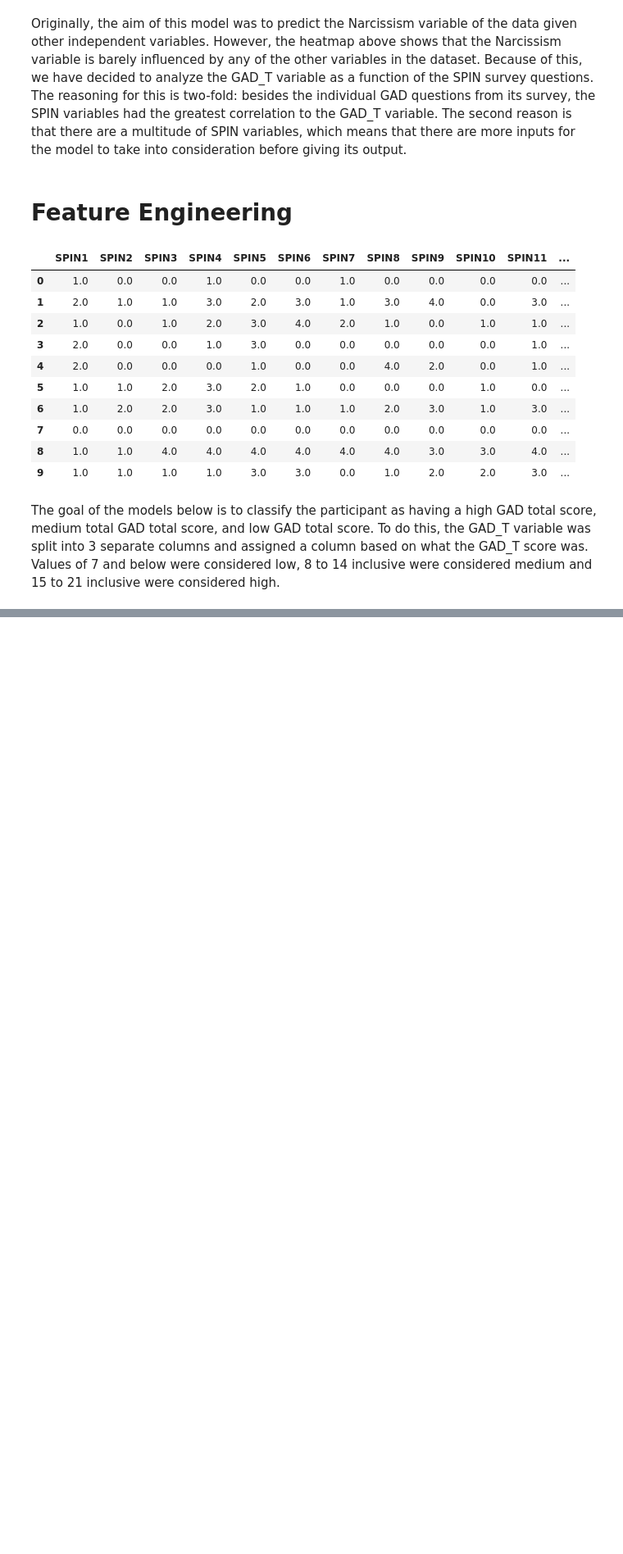
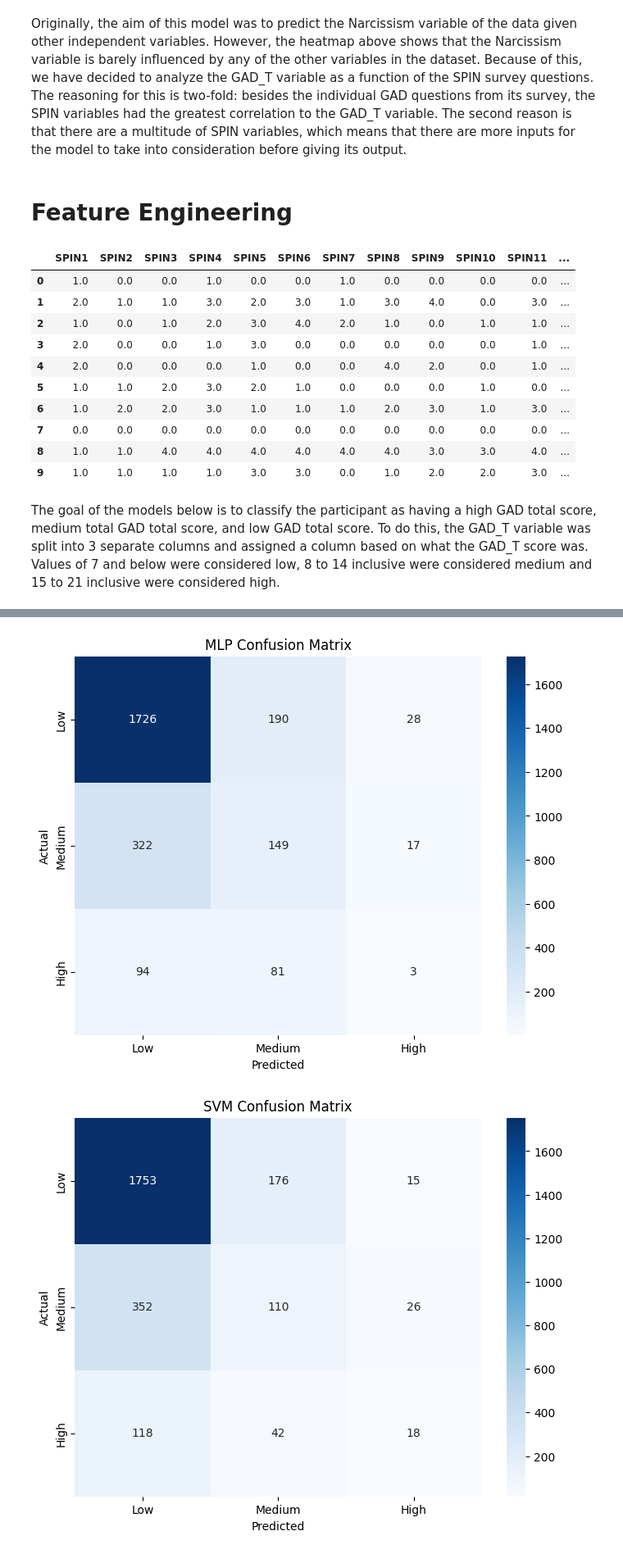
Before and after one commit to ALIENHZ1/ECE443_Term_Project, a Jupyter notebook: Game Anxiety/The_Sigmoid_Squad_Dataset1.ipynb, the cells around one changed output, grey strips where cells are left out. Shown at 82% size. Saved outputs shown, nothing was run; the diff lists cells and outputs as text; code cells hidden in the pictures; blank space fills up the shorter version.

```diff
--- a/Game Anxiety/main.ipynb
+++ b/Game Anxiety/The_Sigmoid_Squad_Dataset1.ipynb
@@ -869,0 +1217,8 @@ plot_avg_metrics(avg_metrics_classifier1=avg_metrics1, avg_metrics_classifier2=a
+# %%
+plot_confusion_matrix(conf_matrix1, classes=['Low', 'Medium', 'High'], title="MLP Confusion Matrix")
+plot_confusion_matrix(conf_matrix2, classes=['Low', 'Medium', 'High'], title="SVM Confusion Matrix")
+plot_avg_metrics(avg_metrics_classifier1=avg_metrics1, avg_metrics_classifier2=avg_metrics2,
+                 name_classifier1="MLP", name_classifier2="SVM")
+# %% [output]
+[figure, added]
+[figure, added]
```
Also changed, not shown: parts of 20 cells of this notebook, 3 other files.
